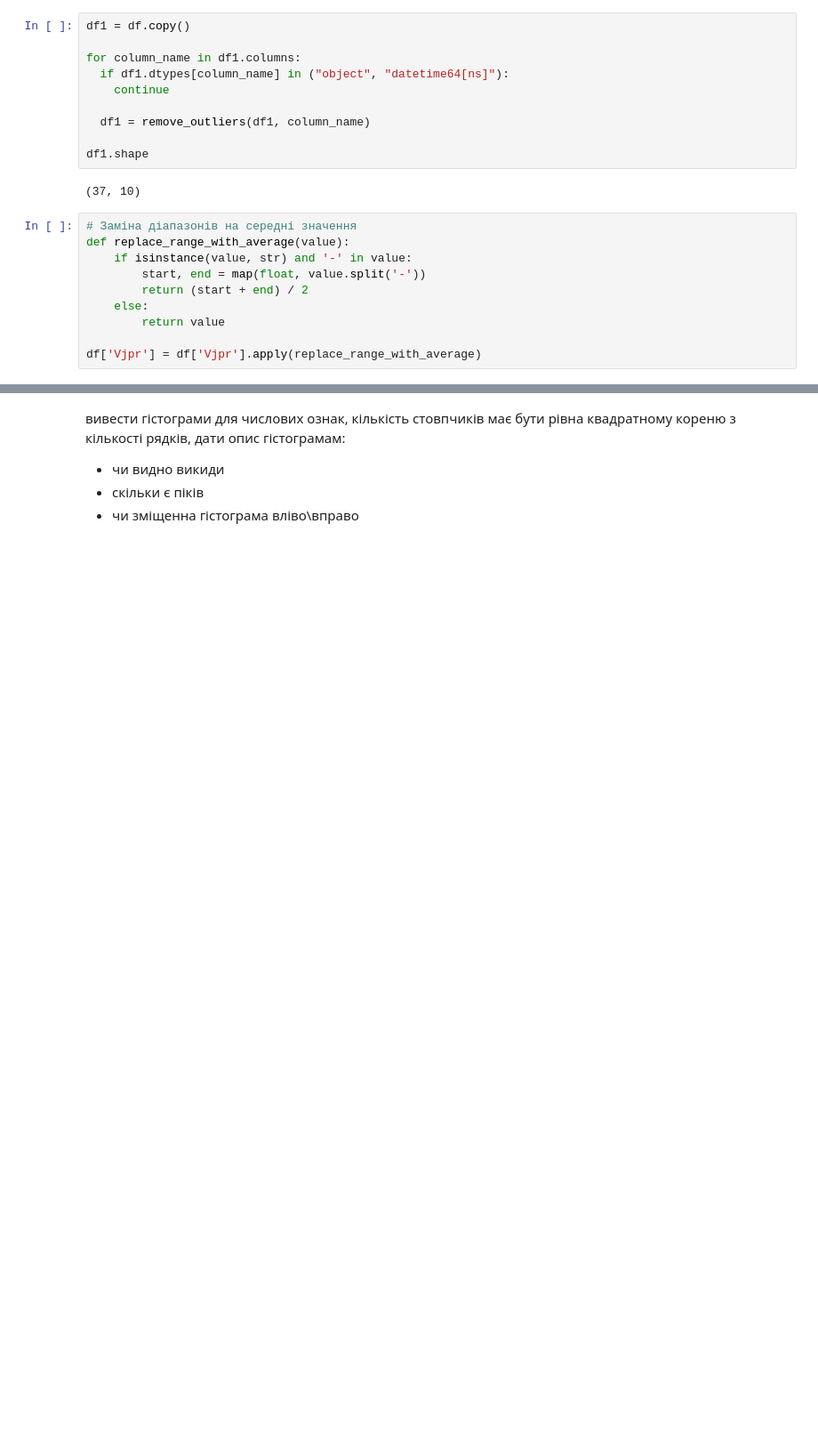
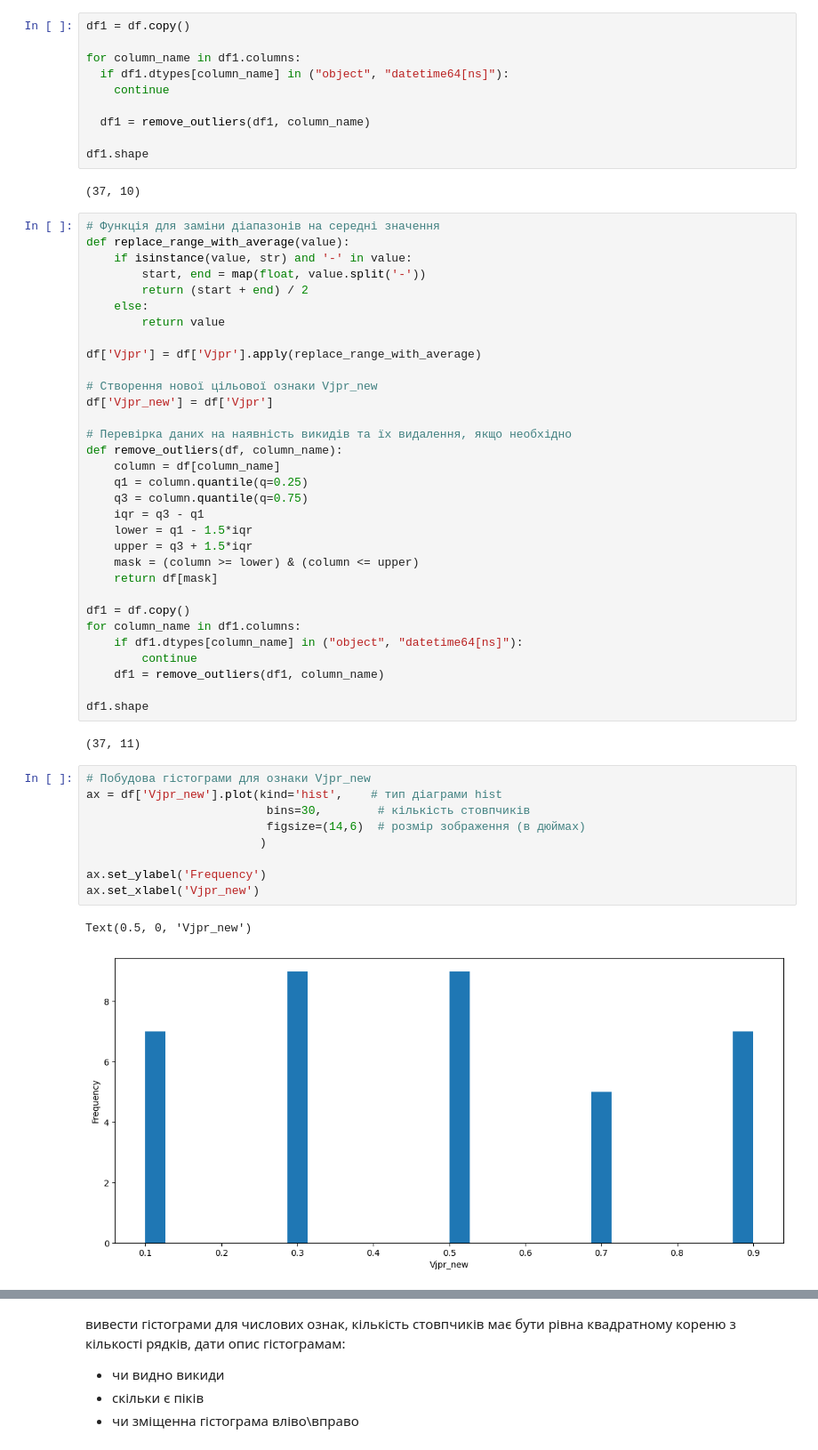
Before and after one commit to IrynaBarnych/AI_EX, a Jupyter notebook: exam/Екзамен.ipynb, the cells around one changed output, grey strips where cells are left out. Shown at 89% size. Drawn from its saved outputs; the diff is of its cells as text; blank space fills up the shorter version.

Commit message:
на середня значення змінила

```diff
--- a/exam/Екзамен.ipynb
+++ b/exam/Екзамен.ipynb
@@ -162,16 +162,52 @@ for column_name in df1.columns:
 df1.shape
 # %% [output]
 (37, 10)
-# %%
-# Заміна діапазонів на середні значення
-def replace_range_with_average(value):
-    if isinstance(value, str) and '-' in value:
-        start, end = map(float, value.split('-'))
-        return (start + end) / 2
-    else:
-        return value
-
-df['Vjpr'] = df['Vjpr'].apply(replace_range_with_average)
+# %%
+# Функція для заміни діапазонів на середні значення
+def replace_range_with_average(value):
+    if isinstance(value, str) and '-' in value:
+        start, end = map(float, value.split('-'))
+        return (start + end) / 2
+    else:
+        return value
+
+df['Vjpr'] = df['Vjpr'].apply(replace_range_with_average)
+
+# Створення нової цільової ознаки Vjpr_new
+df['Vjpr_new'] = df['Vjpr']
+
+# Перевірка даних на наявність викидів та їх видалення, якщо необхідно
+def remove_outliers(df, column_name):
+    column = df[column_name]
+    q1 = column.quantile(q=0.25)
+    q3 = column.quantile(q=0.75)
+    iqr = q3 - q1
+    lower = q1 - 1.5*iqr
+    upper = q3 + 1.5*iqr
+    mask = (column >= lower) & (column <= upper)
+    return df[mask]
+
+df1 = df.copy()
+for column_name in df1.columns:
+    if df1.dtypes[column_name] in ("object", "datetime64[ns]"):
+        continue
+    df1 = remove_outliers(df1, column_name)
+
+df1.shape
+# %% [output]
+(37, 11)
+# %%
+# Побудова гістограми для ознаки Vjpr_new
+ax = df['Vjpr_new'].plot(kind='hist',    # тип діаграми hist
+                          bins=30,        # кількість стовпчиків
+                          figsize=(14,6)  # розмір зображення (в дюймах)
+                         )
+
+ax.set_ylabel('Frequency')
+ax.set_xlabel('Vjpr_new')
+# %% [output]
+Text(0.5, 0, 'Vjpr_new')
+[figure, added]
 # %%
 def create_dataset_without_outliers(df, column_name):
     column = df[column_name]
```
Also changed, not shown: parts of 1 cell of this notebook.
